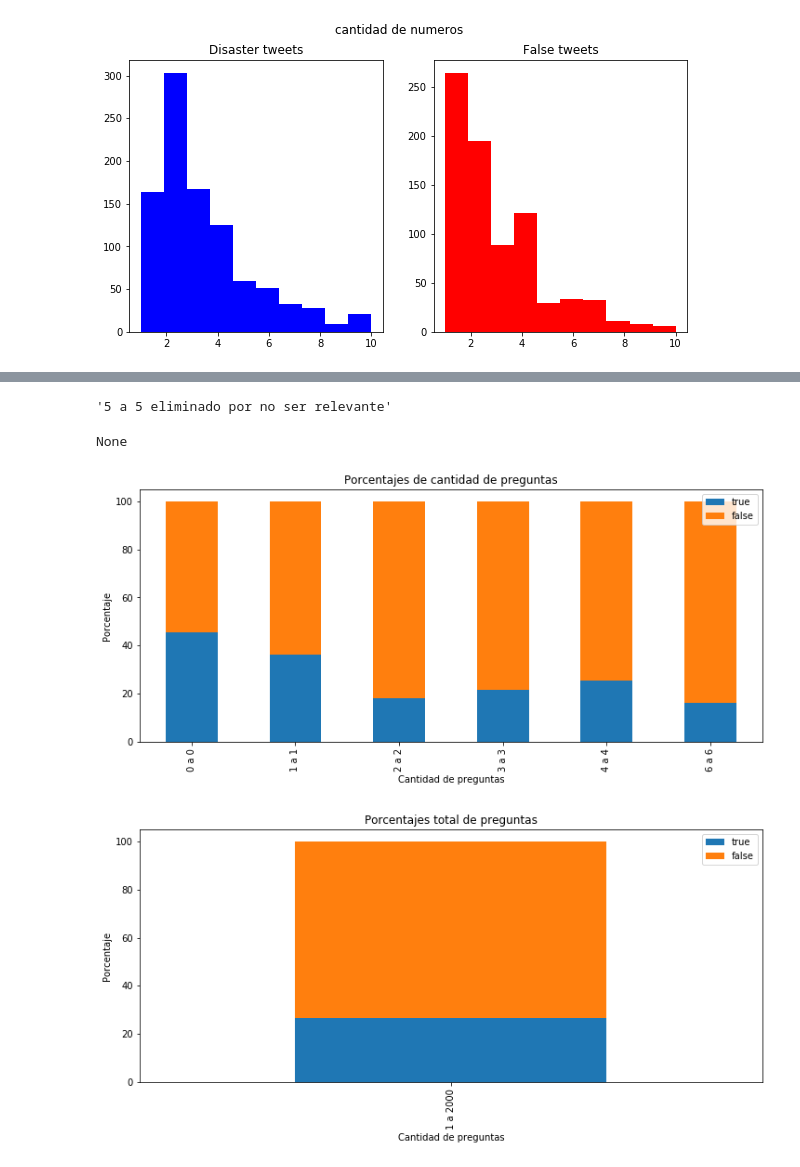
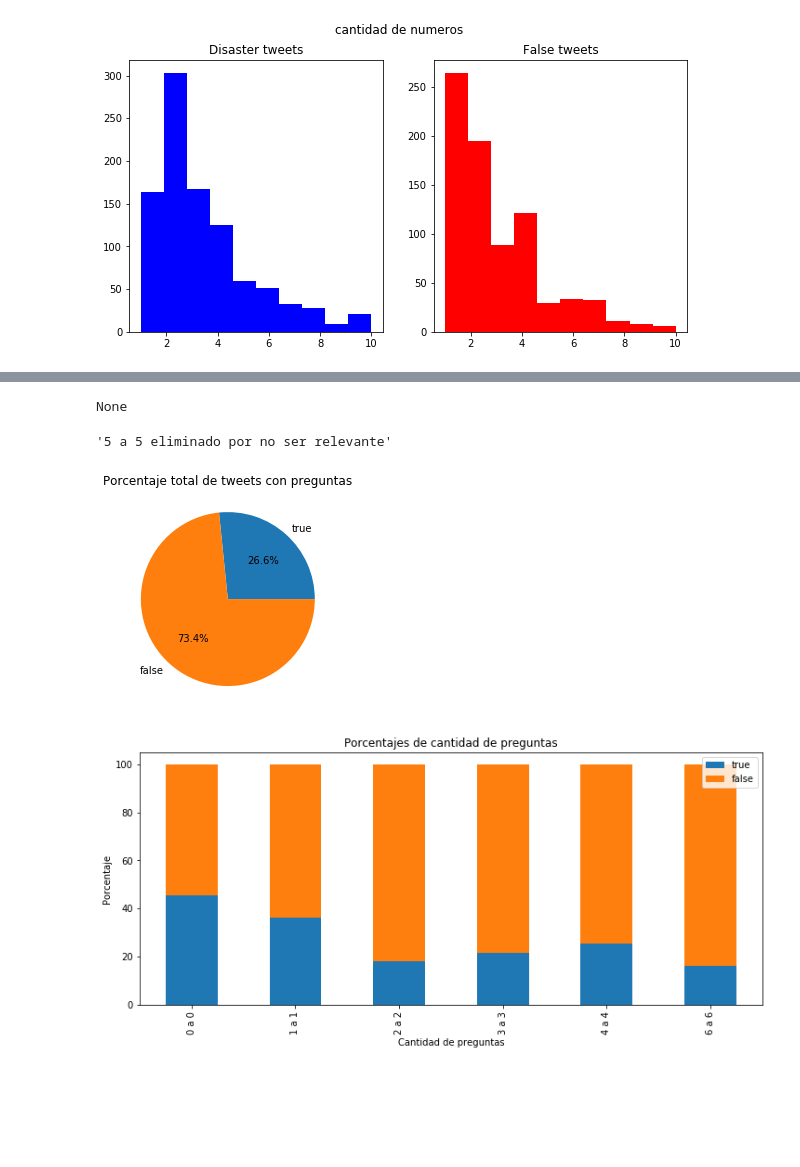
Before and after one commit to pabliyo/coronadatos, a Jupyter notebook: TP1-AnalisisText-SimbolosYNumeros.ipynb, the cells around one changed output, grey strips where cells are left out. Saved outputs shown, nothing was run; the diff lists cells and outputs as text; code cells hidden in the pictures; blank space fills up the shorter version.

```diff
--- a/TP1-AnalisisText-SimbolosYNumeros.ipynb
+++ b/TP1-AnalisisText-SimbolosYNumeros.ipynb
@@ -92,7 +92,10 @@ def porcentuar(columna,inicio,rango,inc,titulo,x,y):
     porcentajes['false']=porcentajes['falsetemp']*100/(porcentajes['truetemp']+porcentajes['falsetemp'])
     porcentajes=porcentajes.drop(['truetemp','falsetemp'],axis=1)
     porcentajes=porcentajes.set_index('grupo')
-    ax=porcentajes.plot(kind='bar',stacked=True,figsize=(12,5))
+    if 'total' in titulo:
+        ax=porcentajes.iloc[0].plot.pie(autopct='%1.1f%%')
+    else:
+        ax=porcentajes.plot(kind='bar',stacked=True,figsize=(12,5))
     ax.set_ylabel(y)
     ax.set_xlabel(x)
     ax.set_title(titulo)
@@ -157,11 +160,11 @@ None
 # %%
 ## PREGUNTONES ???
-display(porcentuar('?',0,7,1,'Porcentajes de cantidad de preguntas','Cantidad de preguntas','Porcentaje'))
-porcentuar('?',1,2000,2000,'Porcentajes total de preguntas','Cantidad de preguntas','Porcentaje')
+display(porcentuar('?',1,2000,2000,'Porcentaje total de tweets con preguntas','',''))
+porcentuar('?',0,7,1,'Porcentajes de cantidad de preguntas','Cantidad de preguntas','Porcentaje')
 # %% [output]
-'5 a 5 eliminado por no ser relevante'
+None
-None
+'5 a 5 eliminado por no ser relevante'
-[figure, old version]
+[figure, new version]
-[figure, old version]
+[figure, new version]
 # %%
 ##EXCLAMACIONES !!!
```
Also changed, not shown: parts of 4 cells of this notebook.
